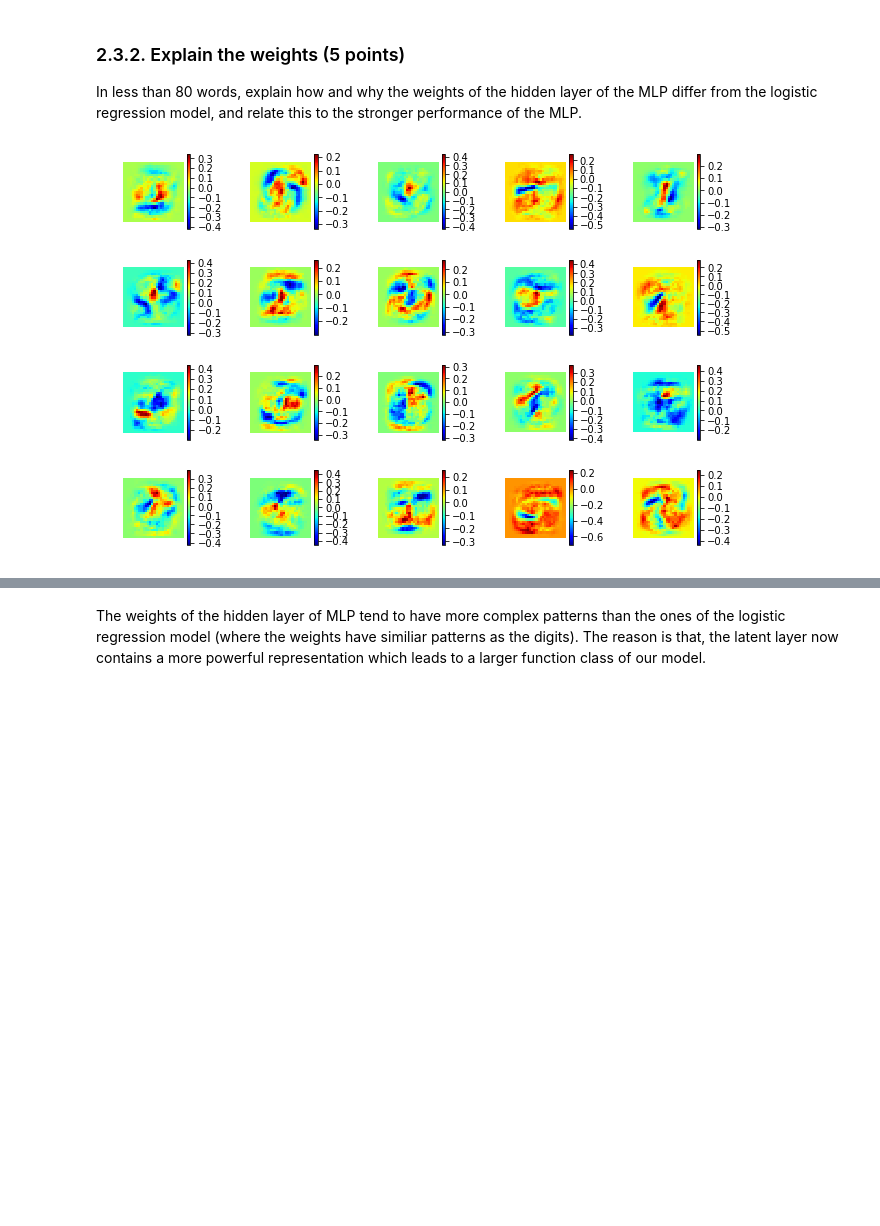
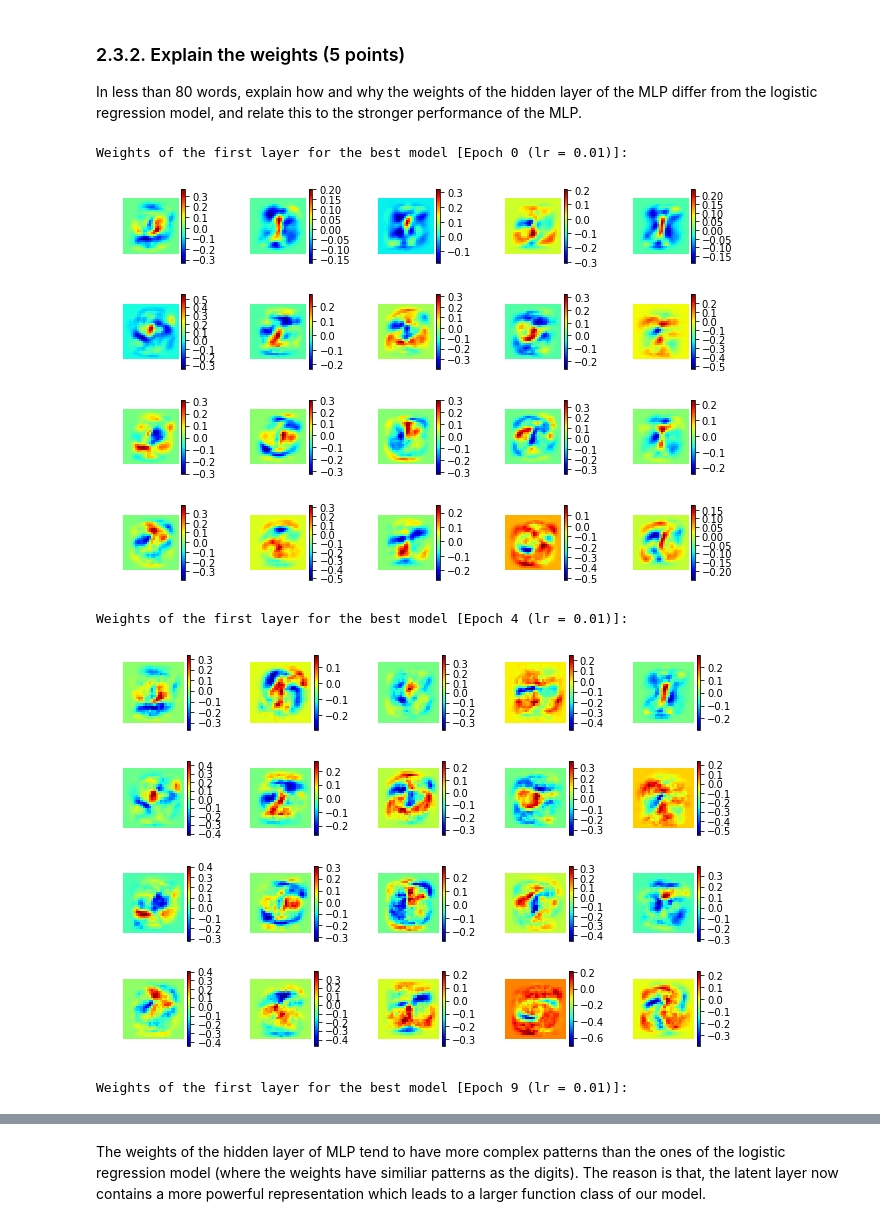
Before and after one commit to jamie0725/Machine-Learning-1, a Jupyter notebook: 12046477_12161381_lab2.ipynb, the cells around one changed output, grey strips where cells are left out. Drawn from its saved outputs; the diff is of its cells as text; code cells hidden in the pictures; blank space fills up the shorter version.

```diff
--- a/12046477_12161381_lab2.ipynb
+++ b/12046477_12161381_lab2.ipynb
@@ -766,8 +768,17 @@ We can infer that from the above graph, among the three learning rates (`lr=0.01
 # %% [markdown]
 ### 2.3.2. Explain the weights (5 points)
 In less than 80 words, explain how and why the weights of the hidden layer of the MLP differ from the logistic regression model, and relate this to the stronger performance of the MLP.
-# %%
-# Plot the weights of the first layer for the best model
-plot_digits_colored(lr2model[1e-2][-1][2].T, num_cols=5)
-# %% [output]
-[figure, removed]
+# %%
+# Plot the weights of the first layer for the best model
+print("Weights of the first layer for the best model [Epoch 0 (lr = 0.01)]:")
+plot_digits_colored(lr2model[1e-2][0][2].T, num_cols=5)
+print("Weights of the first layer for the best model [Epoch 4 (lr = 0.01)]:")
+plot_digits_colored(lr2model[1e-2][1][2].T, num_cols=5)
+print("Weights of the first layer for the best model [Epoch 9 (lr = 0.01)]:")
+plot_digits_colored(lr2model[1e-2][2][2].T, num_cols=5)
+# %% [output]
+Weights of the first layer for the best model [Epoch 0 (lr = 0.01)]:
+[figure, added]
+Weights of the first layer for the best model [Epoch 4 (lr = 0.01)]:
+[figure, added]
+Weights of the first layer for the best model [Epoch 9 (lr = 0.01)]:
```
Also changed, not shown: parts of 3 cells of this notebook.
